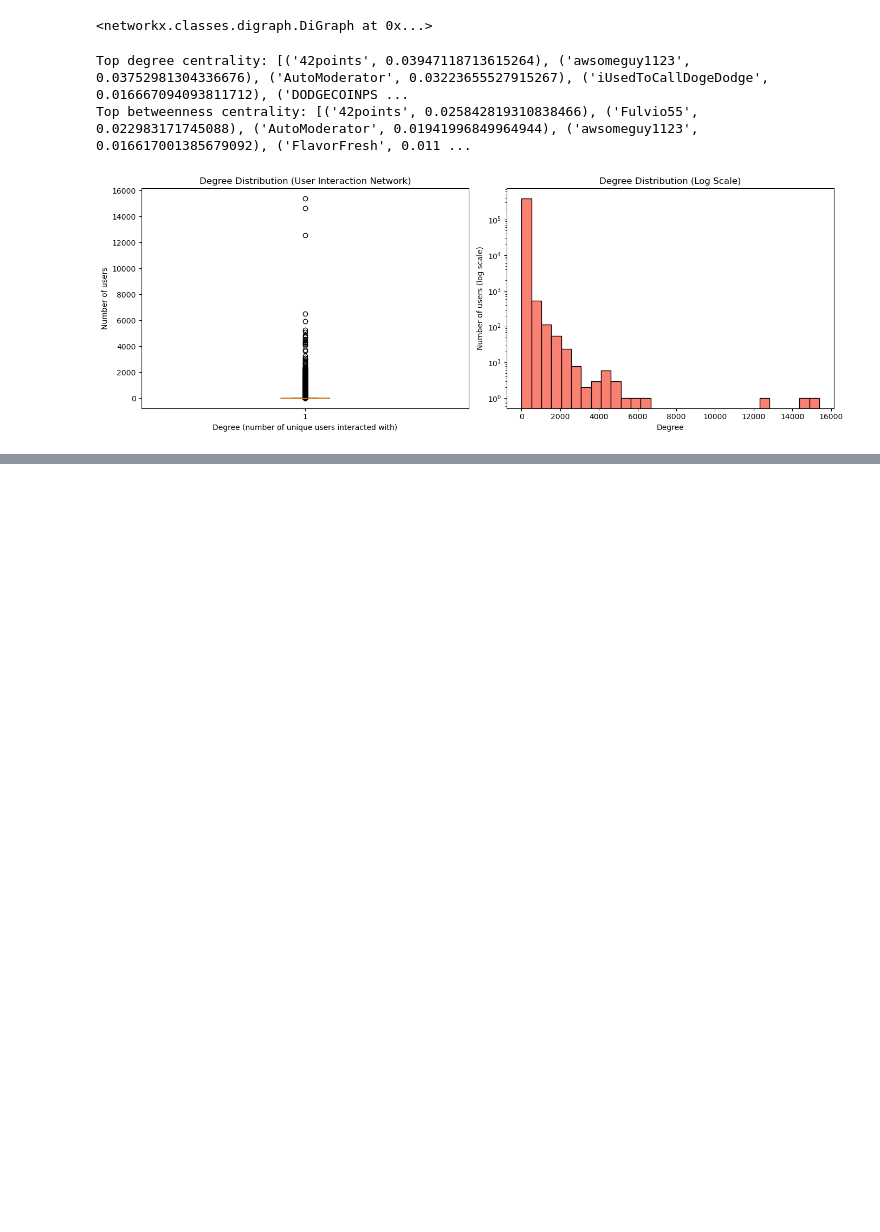
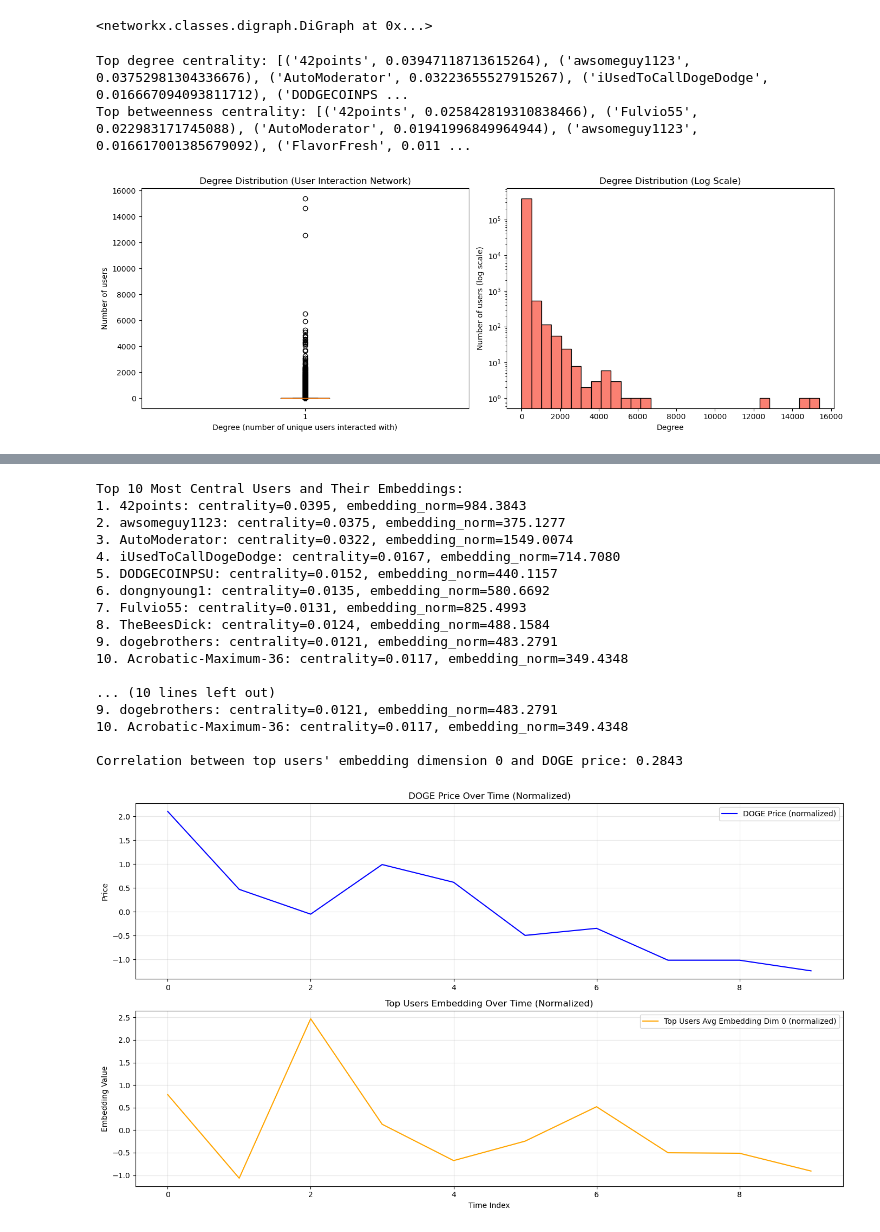
Before and after one commit to CrownCrafter/Network-Analysis-Assignment, a Jupyter notebook: rob's humble code effort.ipynb, the cells around one changed output, grey strips where cells are left out. Saved outputs shown, nothing was run; the diff lists cells and outputs as text; code cells hidden in the pictures; blank space fills up the shorter version.

```diff
--- a/rob's humble code effort.ipynb
+++ b/rob's humble code effort.ipynb
@@ -304,3 +326,11 @@ plt.tight_layout()
 plt.show()
 # %% [output]
 [figure]
+# %%
+mod_list = ['42points', 'Jools1802', 'GoodShibe', 'jimjunkdude', 'FloodgatesBot', 'RepostSleuthBot', 'AutoModerator']
+
+df["is_moderator"] = df["from"].isin(mod_list)
+
+df["to_moderator"] = df["to"].isin(mod_list)
+
+df[df['is_moderator'] == 1]['from'].value_counts()
@@ -306,0 +364,10 @@ plt.show()
+# %%
+# Extract time series for top nodes
+top_nodes = [node for node, _ in top_deg[:5]]
+for node in top_nodes:
+    centrality_series = get_top_node_centrality(centrality_over_time, node)
+
+    # Detect breakpoints in centrality time series using ruptures
+    algo = rpt.Pelt(model="l2").fit(np.array(centrality_series).reshape(-1, 1))
+    breakpoints = algo.predict(pen=10)
+    print(f"Changepoints for {node}: {breakpoints}")
@@ -306,0 +488,61 @@ plt.show()
+# %%
+# Normalize embeddings for comparing with price changes
+
+
+# Get embeddings for top degree centrality users
+top_user_indices = [node_mapping[user] for user, _ in top_deg[:10]]
+top_user_embeddings = embeddings[top_user_indices].detach().numpy()
+
+print("Top 10 Most Central Users and Their Embeddings:")
+for i, (user, cent) in enumerate(top_deg[:10]):
+    print(f"{i+1}. {user}: centrality={cent:.4f}, embedding_norm={np.linalg.norm(top_user_embeddings[i]):.4f}")
+
+# Average embedding dimension across top users
+avg_embedding_dim = top_user_embeddings[:, 0].mean()
+
+# Normalize for comparison with price
+if len(binance) >= len(top_user_embeddings):
+    # Take first N price values that match embedding length
+    price_values = binance['Close'].values[:len(top_user_embeddings)]
+    price_normalized = (price_values - price_values.mean()) / price_values.std()
+    embedding_normalized = (top_user_embeddings[:, 0] - top_user_embeddings[:, 0].mean()) / top_user_embeddings[:, 0].std()
+
+    correlation_with_price = np.corrcoef(embedding_normalized, price_normalized)[0, 1]
+    print(f"\nCorrelation between top users' embedding dimension 0 and DOGE price: {correlation_with_price:.4f}") # 0.2843 -> central users network activity has some predictive power for price changes
+
+    # Plot comparison
+    fig, (ax1, ax2) = plt.subplots(2, 1, figsize=(14, 8))
+    ax1.plot(price_normalized, label='DOGE Price (normalized)', color='blue')
+    ax1.set_title('DOGE Price Over Time (Normalized)')
+    ax1.set_ylabel('Price')
+    ax1.legend()
+    ax1.grid(True, alpha=0.3)
+
+    ax2.plot(embedding_normalized, label='Top Users Avg Embedding Dim 0 (normalized)', color='orange')
+    ax2.set_title('Top Users Embedding Over Time (Normalized)')
+    ax2.set_xlabel('Time Index')
+    ax2.set_ylabel('Embedding Value')
+    ax2.legend()
+    ax2.grid(True, alpha=0.3)
+
+    plt.tight_layout()
+    plt.show()
+# %% [output]
+Top 10 Most Central Users and Their Embeddings:
+1. 42points: centrality=0.0395, embedding_norm=984.3843
+2. awsomeguy1123: centrality=0.0375, embedding_norm=375.1277
+3. AutoModerator: centrality=0.0322, embedding_norm=1549.0074
+4. iUsedToCallDogeDodge: centrality=0.0167, embedding_norm=714.7080
+5. DODGECOINPSU: centrality=0.0152, embedding_norm=440.1157
+6. dongnyoung1: centrality=0.0135, embedding_norm=580.6692
+7. Fulvio55: centrality=0.0131, embedding_norm=825.4993
+8. TheBeesDick: centrality=0.0124, embedding_norm=488.1584
+9. dogebrothers: centrality=0.0121, embedding_norm=483.2791
+10. Acrobatic-Maximum-36: centrality=0.0117, embedding_norm=349.4348
+
+... (10 lines left out)
+9. dogebrothers: centrality=0.0121, embedding_norm=483.2791
+10. Acrobatic-Maximum-36: centrality=0.0117, embedding_norm=349.4348
+
+Correlation between top users' embedding dimension 0 and DOGE price: 0.2843
+[figure, added]
```
Also changed, not shown: parts of 18 cells of this notebook.
